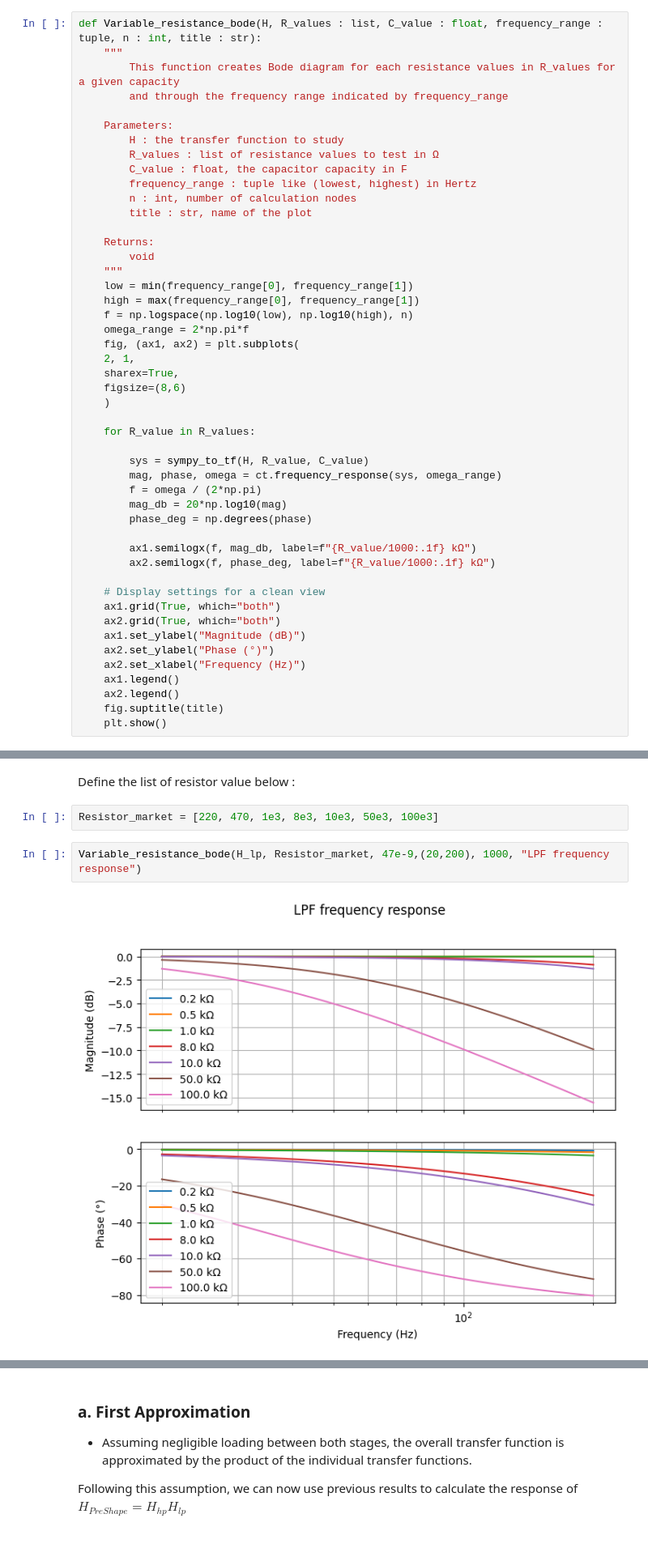
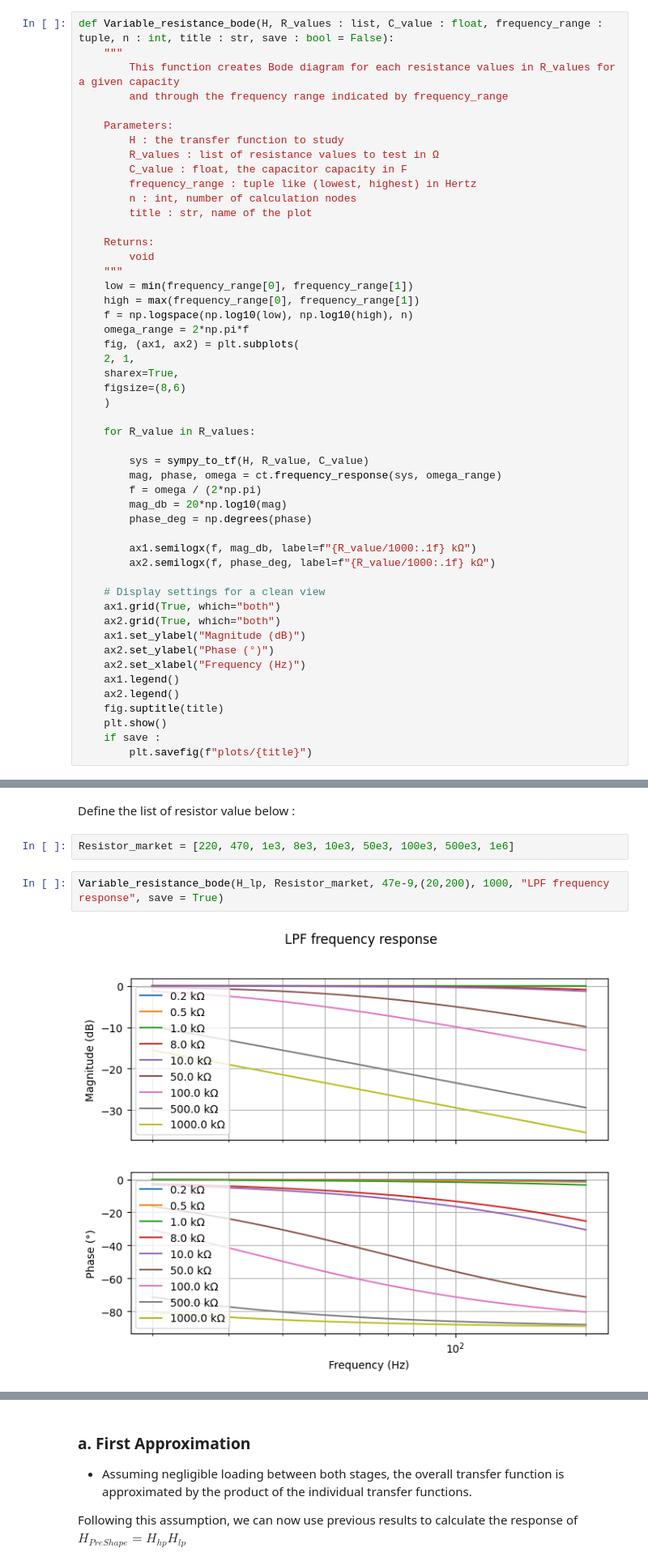
Before and after one commit to TitSo17/custom-fuzz-face, a Jupyter notebook: analysis/notebooks/01_PreShape_filter.ipynb, the cells around one changed output, grey strips where cells are left out. Shown at 81% size. Cells and saved outputs as stored; diff of their text form; blank space fills up the shorter version.

Commit message:
Preshape Bode and save plots

```diff
--- a/analysis/notebooks/01_PreShape_filter.ipynb
+++ b/analysis/notebooks/01_PreShape_filter.ipynb
@@ -145,7 +145,7 @@ def sympy_to_tf(H, r : float, c :float):
     )
     return sys
 # %%
-def Variable_resistance_bode(H, R_values : list, C_value : float, frequency_range : tuple, n : int, title : str):
+def Variable_resistance_bode(H, R_values : list, C_value : float, frequency_range : tuple, n : int, title : str, save : bool = False):
     """
         This function creates Bode diagram for each resistance values in R_values for a given capacity
         and through the frequency range indicated by frequency_range
@@ -192,6 +192,8 @@ def Variable_resistance_bode(H, R_values : list, C_value : float, frequency_rang
     ax2.legend()
     fig.suptitle(title)
     plt.show()
+    if save :
+        plt.savefig(f"plots/{title}")
 # %% [markdown]
 ---
 # %%
@@ -238,8 +241,8 @@ For the fixed LPF, we should chose which component values to use for it to have
 # %% [markdown]
 Define the list of resistor value below :
 # %%
-Resistor_market = [220, 470, 1e3, 8e3, 10e3, 50e3, 100e3]
+Resistor_market = [220, 470, 1e3, 8e3, 10e3, 50e3, 100e3, 500e3, 1e6]
 # %%
-Variable_resistance_bode(H_lp, Resistor_market, 47e-9,(20,200), 1000, "LPF frequency response")
+Variable_resistance_bode(H_lp, Resistor_market, 47e-9,(20,200), 1000, "LPF frequency response", save = True)
 # %% [output]
-[figure, old version]
+[figure, new version]
```
Also changed, not shown: parts of 5 cells of this notebook, 5 other files.
